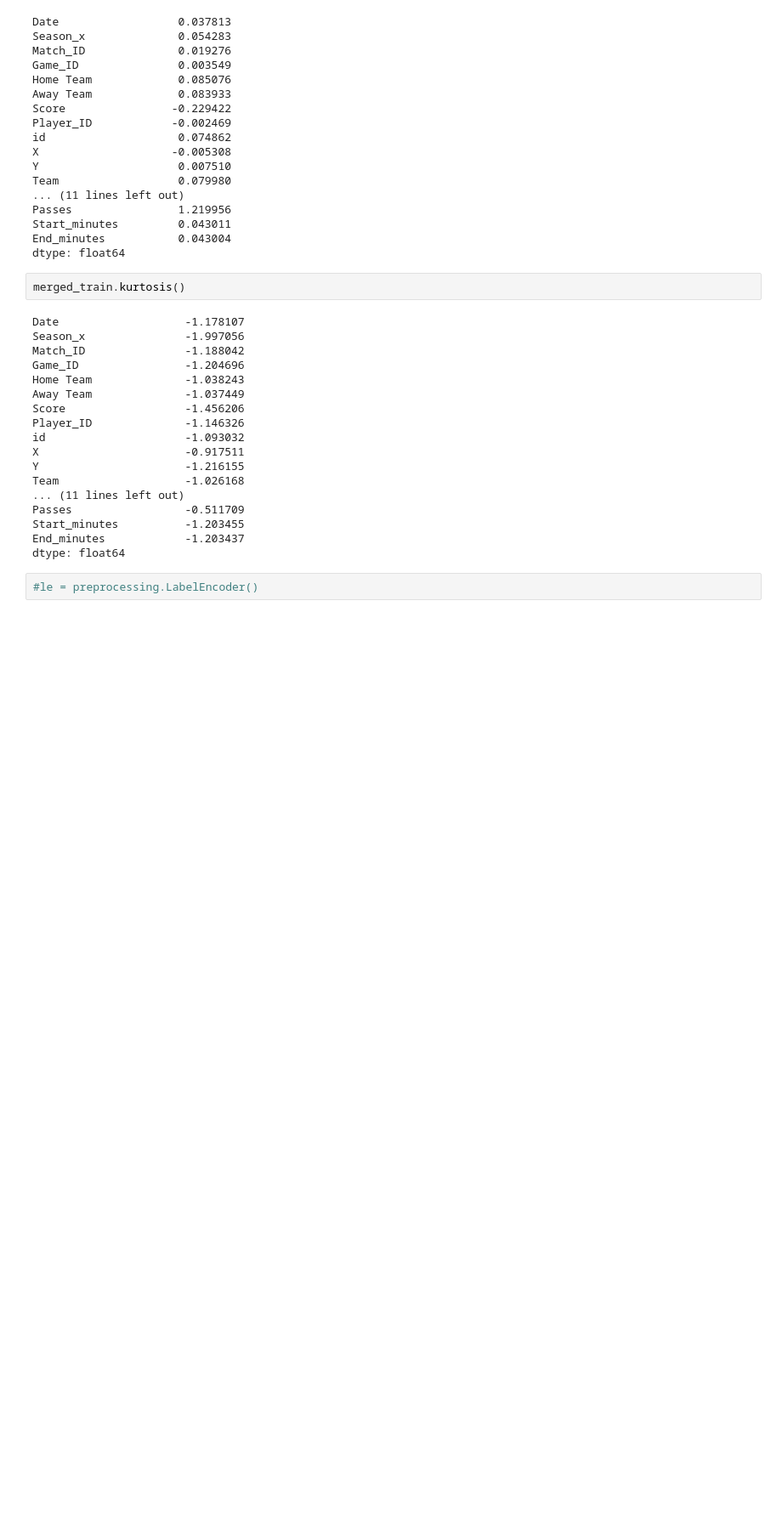
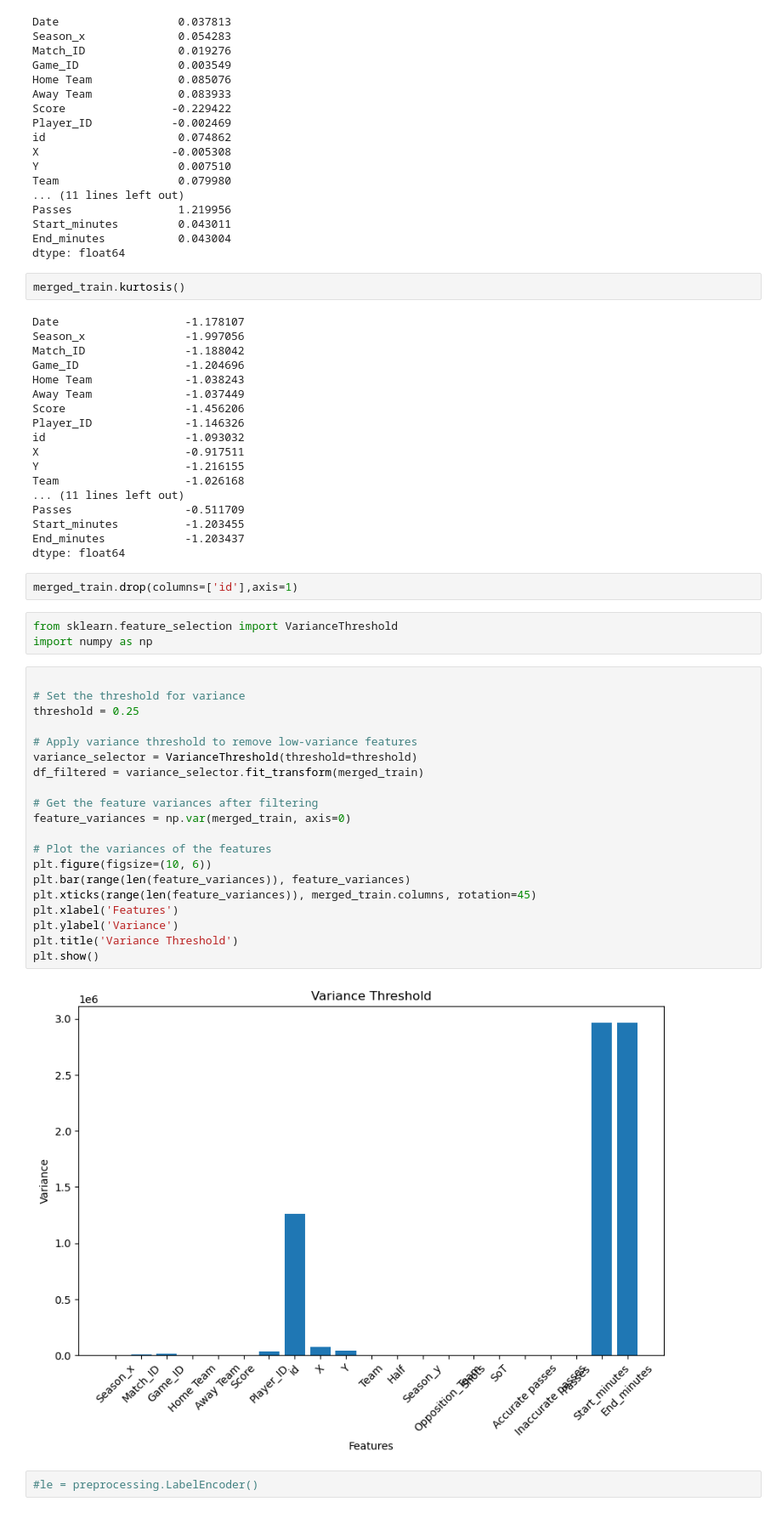
Before and after one commit to The-DigitalAcademy/Precious_Laduma_Score_Predictions, a Jupyter notebook: Laduma_Score_Predictions.ipynb, the cells around one changed output. Shown at 85% size. Drawn from its saved outputs; the diff is of its cells as text; blank space fills up the shorter version.

```diff
--- a/Laduma_Score_Predictions.ipynb
+++ b/Laduma_Score_Predictions.ipynb
@@ -325,5 +320,32 @@ Passes                 -0.511709
 Start_minutes          -1.203455
 End_minutes            -1.203437
 dtype: float64
+# %%
+merged_train.drop(columns=['id'],axis=1)
+# %%
+from sklearn.feature_selection import VarianceThreshold
+import numpy as np
+# %%
+
+# Set the threshold for variance
+threshold = 0.25
+
+# Apply variance threshold to remove low-variance features
+variance_selector = VarianceThreshold(threshold=threshold)
+df_filtered = variance_selector.fit_transform(merged_train)
+
+# Get the feature variances after filtering
+feature_variances = np.var(merged_train, axis=0)
+
+# Plot the variances of the features
+plt.figure(figsize=(10, 6))
+plt.bar(range(len(feature_variances)), feature_variances)
+plt.xticks(range(len(feature_variances)), merged_train.columns, rotation=45)
+plt.xlabel('Features')
+plt.ylabel('Variance')
+plt.title('Variance Threshold')
+plt.show()
+# %% [output]
+[figure, added]
 # %%
 #le = preprocessing.LabelEncoder()
```
Also changed, not shown: parts of 20 cells of this notebook.
